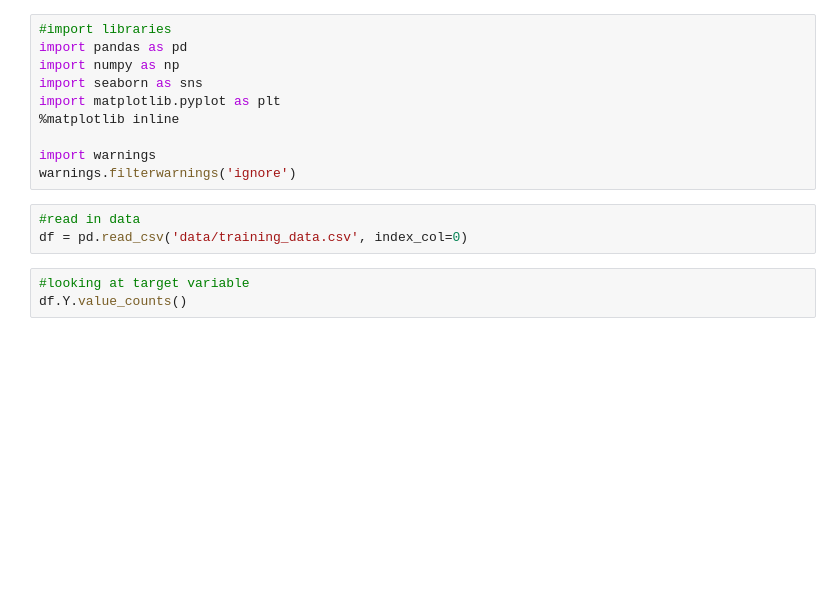
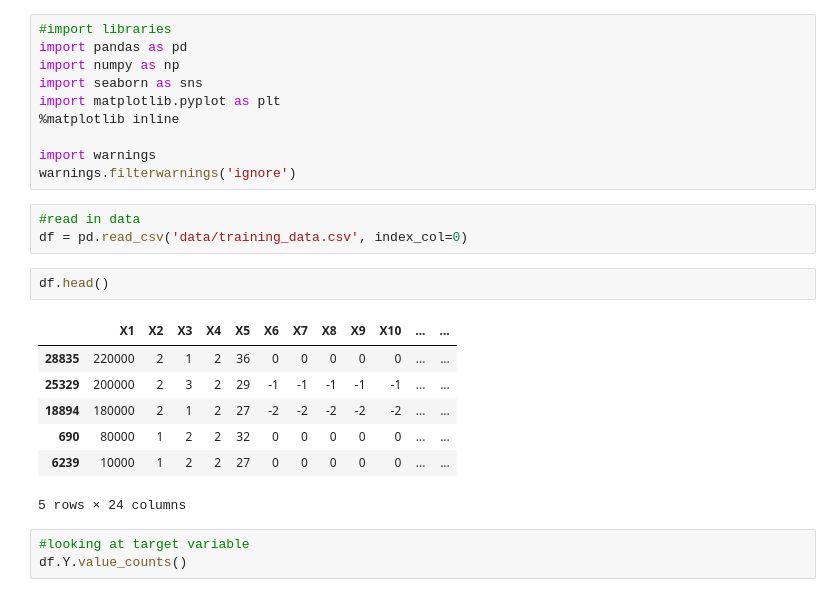
Before and after one commit to zachagreenberg/DefaultPredictionAnalysis, a Jupyter notebook: eda-modeling-evaluation.ipynb, the cells around one changed output. Saved outputs shown, nothing was run; the diff lists cells and outputs as text; blank space fills up the shorter version.

```diff
--- a/eda-modeling-evaluation.ipynb
+++ b/eda-modeling-evaluation.ipynb
@@ -11,6 +11,16 @@ warnings.filterwarnings('ignore')
 # %%
 #read in data
 df = pd.read_csv('data/training_data.csv', index_col=0)
+# %%
+df.head()
+# %% [output]
+|  | X1 | X2 | X3 | X4 | X5 | X6 | X7 | X8 | X9 | X10 | ... | ... |
+| 28835 | 220000 | 2 | 1 | 2 | 36 | 0 | 0 | 0 | 0 | 0 | ... | ... |
+| 25329 | 200000 | 2 | 3 | 2 | 29 | -1 | -1 | -1 | -1 | -1 | ... | ... |
+| 18894 | 180000 | 2 | 1 | 2 | 27 | -2 | -2 | -2 | -2 | -2 | ... | ... |
+| 690 | 80000 | 1 | 2 | 2 | 32 | 0 | 0 | 0 | 0 | 0 | ... | ... |
+| 6239 | 10000 | 1 | 2 | 2 | 27 | 0 | 0 | 0 | 0 | 0 | ... | ... |
+5 rows × 24 columns
 # %%
 #looking at target variable
 df.Y.value_counts()
```
Also changed, not shown: parts of 7 cells of this notebook.
